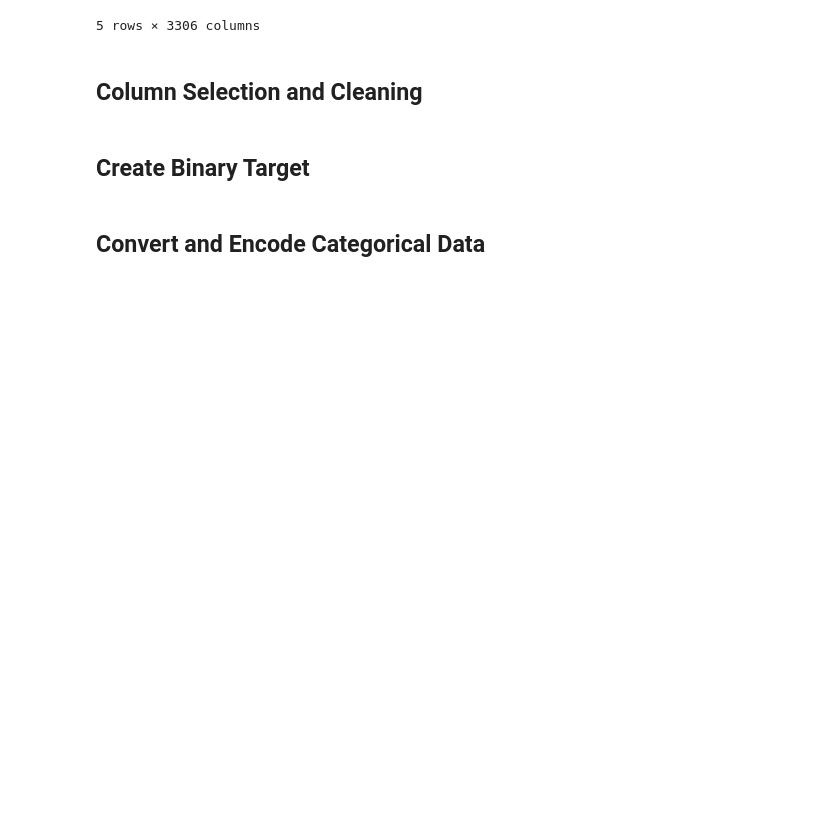
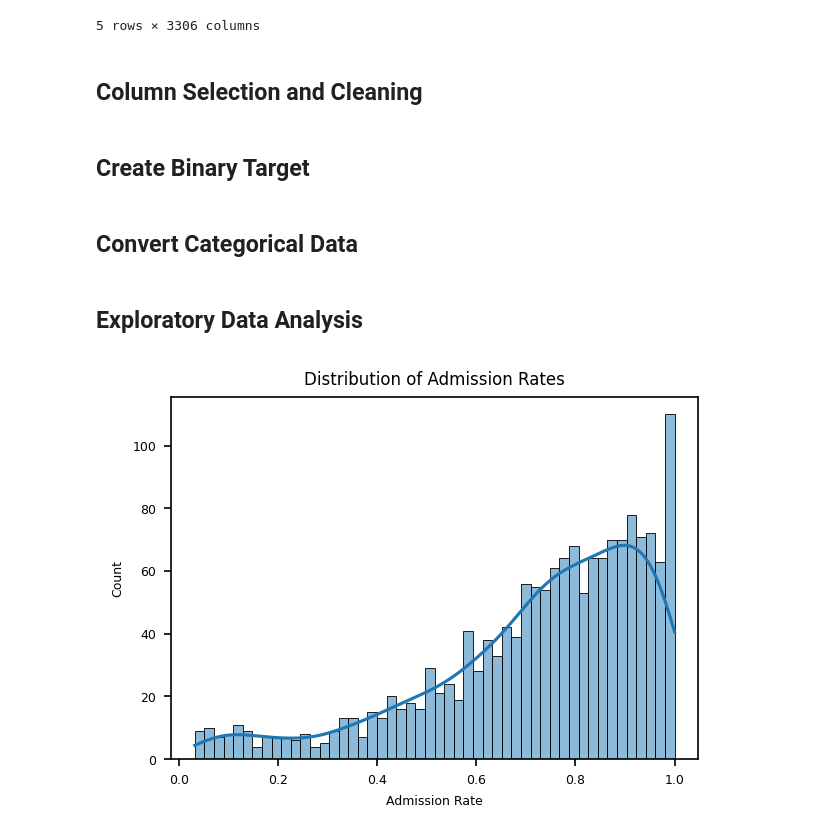
Before and after one commit to sebomaniac/student-retention-predictor, a Jupyter notebook: notebooks/retention-model.ipynb, the cells around one changed output. Saved outputs shown, nothing was run; the diff lists cells and outputs as text; code cells hidden in the pictures; blank space fills up the shorter version.

```diff
--- a/notebooks/retention-model.ipynb
+++ b/notebooks/retention-model.ipynb
@@ -39,8 +39,21 @@ cols = [
     'RET_FT4'          # Target variable: First-time, full-time student retention rate at four-year institutions
 ]
 
+# region 0: U.S. Service Schools
+# region 1: New England (CT, ME, MA, NH, RI, VT)
+# region 2: Mid East (DE, DC, MD, NJ, NY, PA)
+# region 3: Great Lakes (IL, IN, MI, OH, WI)
+# region 4: Plains (IA, KS, MN, MO, NE, ND, SD)
+# region 5: Southeast (AL, AR, FL, GA, KY, LA, MS, NC, SC, TN, VA, WV)
+# region 6: Southwest (AZ, NM, OK, TX)
+# region 7: Rocky Mountains (CO, ID, MT, UT, WY)
+# region 8: Far West (AK, CA, HI, NV, OR, WA)
+# region 9: Outlying Areas (AS, FM, GU, MH, MP, PR, PW, VI)
+
 # Select relevant columns and drop rows with NaN values
 df = df[cols].dropna()
+# Keep only rows where REGION is between 1 and 8
+df = df[(df['REGION'] >= 1) & (df['REGION'] <= 8)]
 # %% [markdown]
 ## Create Binary Target
 # %%
@@ -48,7 +61,7 @@ df = df[cols].dropna()
 # otherwise, it is a failure
 df['TARGET'] = (df['RET_FT4'] > 0.70).astype(int)
 # %% [markdown]
-## Convert and Encode Categorical Data
+## Convert Categorical Data
 # %%
 # group LOCALE values into broader categories
 def simplify_locale(val):
@@ -65,7 +78,17 @@ def simplify_locale(val):
 
 # apply the function to the LOCALE column
 df['LOCALE_GROUPED'] = df['LOCALE'].apply(simplify_locale)
-
-# convert categorical variables to numeric 0 or 1
-# drop first category to avoid multicollinearity
-df = pd.get_dummies(df, columns=['REGION', 'LOCALE_GROUPED'], drop_first=True)
+# %% [markdown]
+## Exploratory Data Analysis
+# %%
+plt.figure(figsize=(4, 3), dpi=150, layout='constrained')
+plt.title("Distribution of Admission Rates", fontsize=8)
+plt.xlabel("Admission Rate", fontsize=6)
+plt.ylabel("Count", fontsize=6)
+plt.xticks(fontsize=6)
+plt.yticks(fontsize=6)
+
+sns.histplot(data=df, x='ADM_RATE', bins=50, kde=True)
+plt.show()
+# %% [output]
+[figure, added]
```
Also changed, not shown: parts of 5 cells of this notebook.
